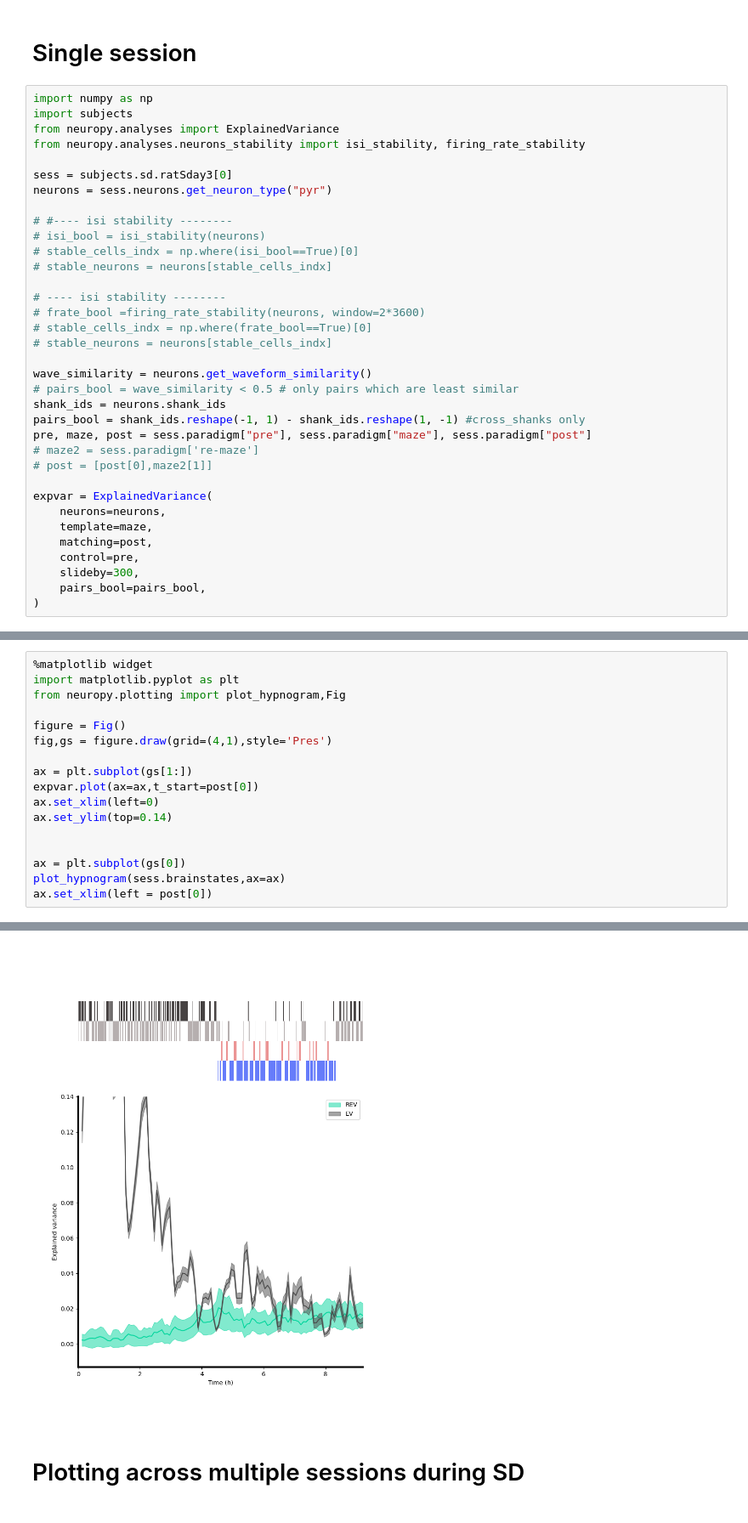
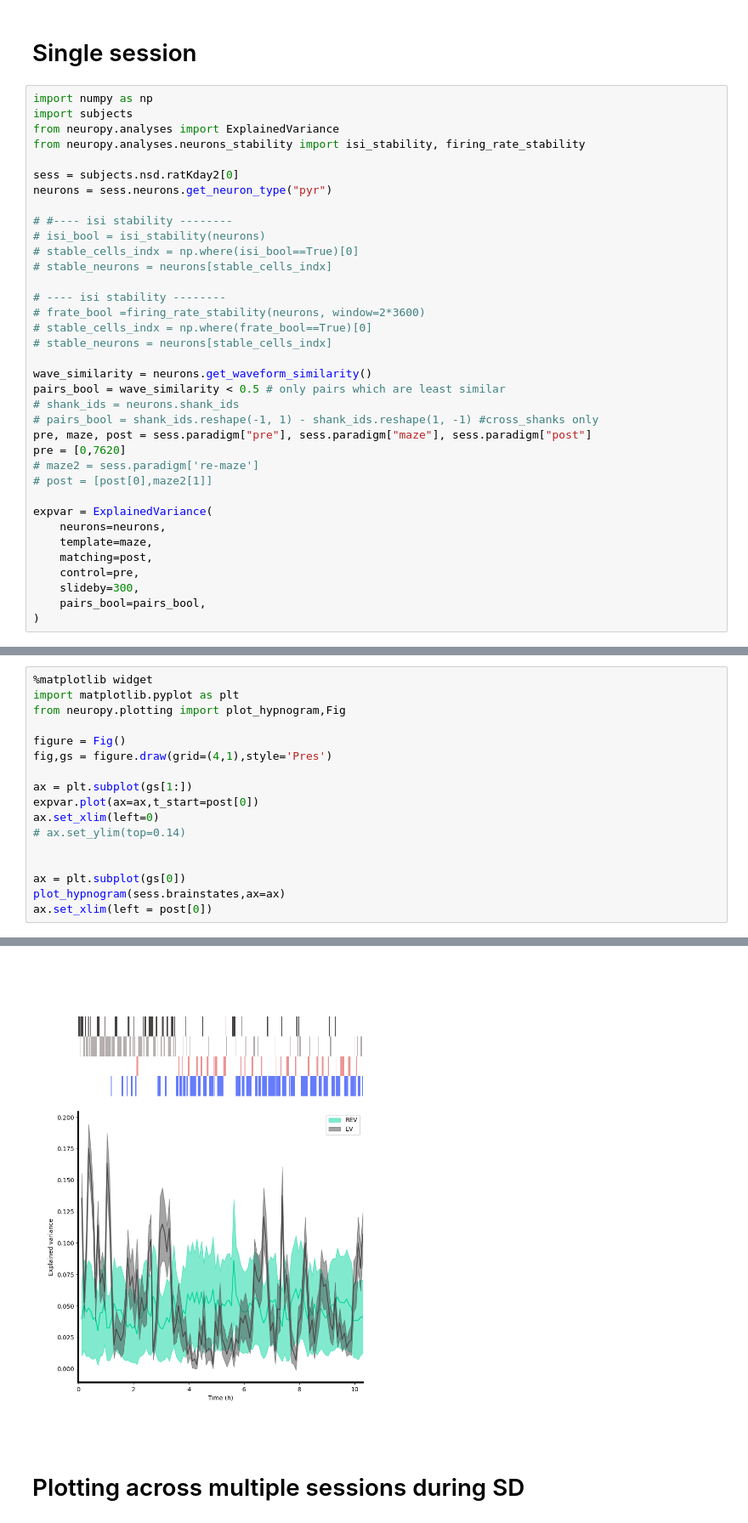
Before and after one commit to bapungiri/NeuroPy, a Jupyter notebook: sleep_deprivation/sd_expvar.ipynb, the cells around one changed output, grey strips where cells are left out. Shown at 85% size. Drawn from its saved outputs; the diff is of its cells as text.

```diff
--- a/sleep_deprivation/sd_expvar.ipynb
+++ b/sleep_deprivation/sd_expvar.ipynb
@@ -9,7 +9,7 @@ import subjects
 from neuropy.analyses import ExplainedVariance
 from neuropy.analyses.neurons_stability import isi_stability, firing_rate_stability
 
-sess = subjects.sd.ratSday3[0]
+sess = subjects.nsd.ratKday2[0]
 neurons = sess.neurons.get_neuron_type("pyr")
 
 # #---- isi stability --------
@@ -23,10 +23,11 @@ neurons = sess.neurons.get_neuron_type("pyr")
 # stable_neurons = neurons[stable_cells_indx]
 
 wave_similarity = neurons.get_waveform_similarity()
-# pairs_bool = wave_similarity < 0.5 # only pairs which are least similar
-shank_ids = neurons.shank_ids
-pairs_bool = shank_ids.reshape(-1, 1) - shank_ids.reshape(1, -1) #cross_shanks only
+pairs_bool = wave_similarity < 0.5 # only pairs which are least similar
+# shank_ids = neurons.shank_ids
+# pairs_bool = shank_ids.reshape(-1, 1) - shank_ids.reshape(1, -1) #cross_shanks only
 pre, maze, post = sess.paradigm["pre"], sess.paradigm["maze"], sess.paradigm["post"]
+pre = [0,7620]
 # maze2 = sess.paradigm['re-maze']
 # post = [post[0],maze2[1]]
 
@@ -49,7 +71,7 @@ fig,gs = figure.draw(grid=(4,1),style='Pres')
 ax = plt.subplot(gs[1:])
 expvar.plot(ax=ax,t_start=post[0])
 ax.set_xlim(left=0)
-ax.set_ylim(top=0.14)
+# ax.set_ylim(top=0.14)
 
 
 ax = plt.subplot(gs[0])
@@ -60,4 +82,4 @@ ax.set_xlim(left = post[0])
-[figure, old version]
+[figure, new version]
 # %% [markdown]
 # Plotting across multiple sessions during SD
 # %%
```
Also changed, not shown: parts of 4 cells of this notebook, 11 other files.
